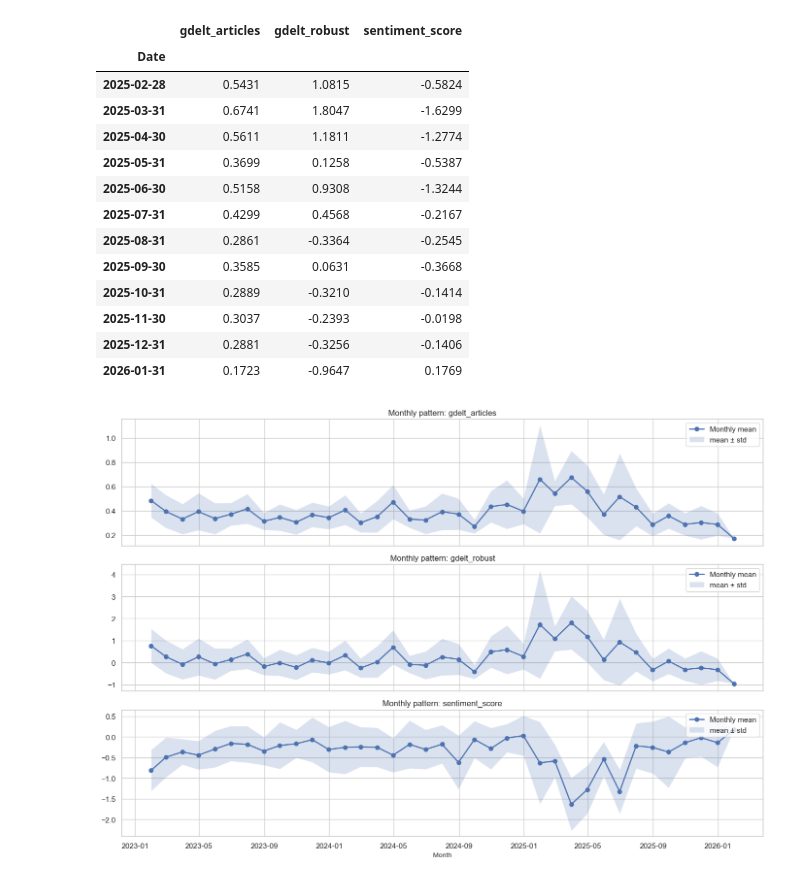
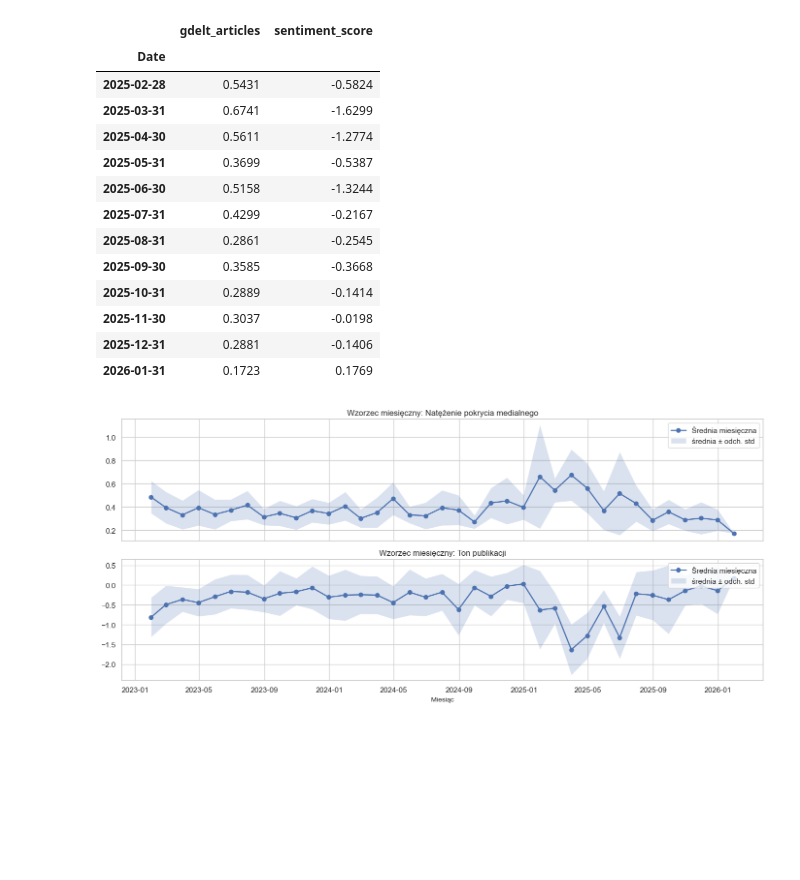
Before and after one commit to filip19992/equity-price-direction-predictor, a Jupyter notebook: notebooks/gdelt_preliminary_analysis.ipynb, the cells around one changed output. Drawn from its saved outputs; the diff is of its cells as text; code cells hidden in the pictures; blank space fills up the shorter version.

```diff
--- a/notebooks/gdelt_preliminary_analysis.ipynb
+++ b/notebooks/gdelt_preliminary_analysis.ipynb
@@ -29,18 +29,21 @@ data_candidates = [
 
 data_path = next((p for p in data_candidates if p.exists()), None)
 if data_path is None:
-    raise FileNotFoundError("Could not locate the filled GDELT CSV file from current working directory.")
+    raise FileNotFoundError("Nie znaleziono wypełnionego pliku CSV GDELT z bieżącego katalogu roboczego.")
 
 df = pd.read_csv(data_path)
 
 date_col = "Date" if "Date" in df.columns else ("date" if "date" in df.columns else None)
 if date_col is None:
-    raise ValueError("Date column not found. Expected `Date` or `date`.")
+    raise ValueError("Nie znaleziono kolumny z datą. Oczekiwano `Date` lub `date`.")
 
 if date_col != "Date":
     df = df.rename(columns={date_col: "Date"})
 
 numeric_cols = [c for c in df.columns if c != "Date"]
+derived_cols = [c for c in ["gdelt_robust"] if c in numeric_cols]
+original_cols = [c for c in numeric_cols if c not in derived_cols]
+plot_cols = original_cols if len(original_cols) > 0 else numeric_cols
 
 df["Date"] = pd.to_datetime(df["Date"], errors="coerce")
 for col in numeric_cols:
@@ -48,8 +51,10 @@ for col in numeric_cols:
 
 df = df.sort_values("Date").reset_index(drop=True)
 
-print(f"Data source: {data_path}")
-print(f"Rows: {len(df):,}, Columns: {len(df.columns)}")
-print(f"Numeric features: {numeric_cols}")
+print(f"Źródło danych: {data_path}")
+print(f"Liczba wierszy: {len(df):,}, liczba kolumn: {len(df.columns)}")
+print(f"Zmienne numeryczne: {numeric_cols}")
+print(f"Zmienne oryginalne: {original_cols}")
+print(f"Zmienne pochodne: {derived_cols}")
 display(df.head())
 # %% [output]
@@ -158,17 +208,18 @@ plt.show()
 # %%
-n = len(numeric_cols)
+n = len(plot_cols)
 fig, axes = plt.subplots(n, 2, figsize=(14, 3.2 * n))
 if n == 1:
     axes = np.array([axes])
 
-for i, col in enumerate(numeric_cols):
+for i, col in enumerate(plot_cols):
+    display_name = label_map.get(col, col)
     sns.histplot(df[col], bins=30, kde=True, ax=axes[i, 0], color="tab:blue")
-    axes[i, 0].set_title(f"Distribution: {col}")
-    axes[i, 0].set_xlabel(col)
+    axes[i, 0].set_title(f"Rozkład: {display_name}")
+    axes[i, 0].set_xlabel(display_name)
 
     sns.boxplot(x=df[col], ax=axes[i, 1], color="tab:green")
-    axes[i, 1].set_title(f"Boxplot: {col}")
-    axes[i, 1].set_xlabel(col)
+    axes[i, 1].set_title(f"Wykres pudełkowy: {display_name}")
+    axes[i, 1].set_xlabel(display_name)
 
 plt.tight_layout()
 plt.show()
@@ -224,42 +285,43 @@ plt.show()
 # %%
-monthly_mean = df.set_index("Date")[numeric_cols].resample("ME").mean()
-monthly_std = df.set_index("Date")[numeric_cols].resample("ME").std()
+monthly_mean = df.set_index("Date")[plot_cols].resample("ME").mean()
+monthly_std = df.set_index("Date")[plot_cols].resample("ME").std()
 
 display(monthly_mean.tail(12).round(4))
 
-n = len(numeric_cols)
+n = len(plot_cols)
 fig, axes = plt.subplots(n, 1, figsize=(14, 3.2 * n), sharex=True)
 if n == 1:
     axes = [axes]
 
-for i, col in enumerate(numeric_cols):
+for i, col in enumerate(plot_cols):
     ax = axes[i]
-    ax.plot(monthly_mean.index, monthly_mean[col], marker="o", linewidth=1.8, label="Monthly mean")
+    display_name = label_map.get(col, col)
+    ax.plot(monthly_mean.index, monthly_mean[col], marker="o", linewidth=1.8, label="Średnia miesięczna")
     lower = monthly_mean[col] - monthly_std[col].fillna(0)
     upper = monthly_mean[col] + monthly_std[col].fillna(0)
-    ax.fill_between(monthly_mean.index, lower, upper, alpha=0.2, label="mean ± std")
-    ax.set_title(f"Monthly pattern: {col}")
+    ax.fill_between(monthly_mean.index, lower, upper, alpha=0.2, label="średnia ± odch. std")
+    ax.set_title(f"Wzorzec miesięczny: {display_name}")
     ax.legend(loc="upper right")
 
-axes[-1].set_xlabel("Month")
+axes[-1].set_xlabel("Miesiąc")
 plt.tight_layout()
 plt.show()
 # %% [output]
-|  | gdelt_articles | gdelt_robust | sentiment_score |
-| Date |  |  |  |
-| 2025-02-28 | 0.5431 | 1.0815 | -0.5824 |
-| 2025-03-31 | 0.6741 | 1.8047 | -1.6299 |
-| 2025-04-30 | 0.5611 | 1.1811 | -1.2774 |
-| 2025-05-31 | 0.3699 | 0.1258 | -0.5387 |
-| 2025-06-30 | 0.5158 | 0.9308 | -1.3244 |
-| 2025-07-31 | 0.4299 | 0.4568 | -0.2167 |
-| 2025-08-31 | 0.2861 | -0.3364 | -0.2545 |
-| 2025-09-30 | 0.3585 | 0.0631 | -0.3668 |
-| 2025-10-31 | 0.2889 | -0.3210 | -0.1414 |
-| 2025-11-30 | 0.3037 | -0.2393 | -0.0198 |
-| 2025-12-31 | 0.2881 | -0.3256 | -0.1406 |
-| 2026-01-31 | 0.1723 | -0.9647 | 0.1769 |
+|  | gdelt_articles | sentiment_score |
+| Date |  |  |
+| 2025-02-28 | 0.5431 | -0.5824 |
+| 2025-03-31 | 0.6741 | -1.6299 |
+| 2025-04-30 | 0.5611 | -1.2774 |
+| 2025-05-31 | 0.3699 | -0.5387 |
+| 2025-06-30 | 0.5158 | -1.3244 |
+| 2025-07-31 | 0.4299 | -0.2167 |
+| 2025-08-31 | 0.2861 | -0.2545 |
+| 2025-09-30 | 0.3585 | -0.3668 |
+| 2025-10-31 | 0.2889 | -0.1414 |
+| 2025-11-30 | 0.3037 | -0.0198 |
+| 2025-12-31 | 0.2881 | -0.1406 |
+| 2026-01-31 | 0.1723 | 0.1769 |
-[figure, old version]
+[figure, new version]
 # %%
 max_lag = 30
 autocorr_table = pd.DataFrame(
```
Also changed, not shown: parts of 10 cells of this notebook.
